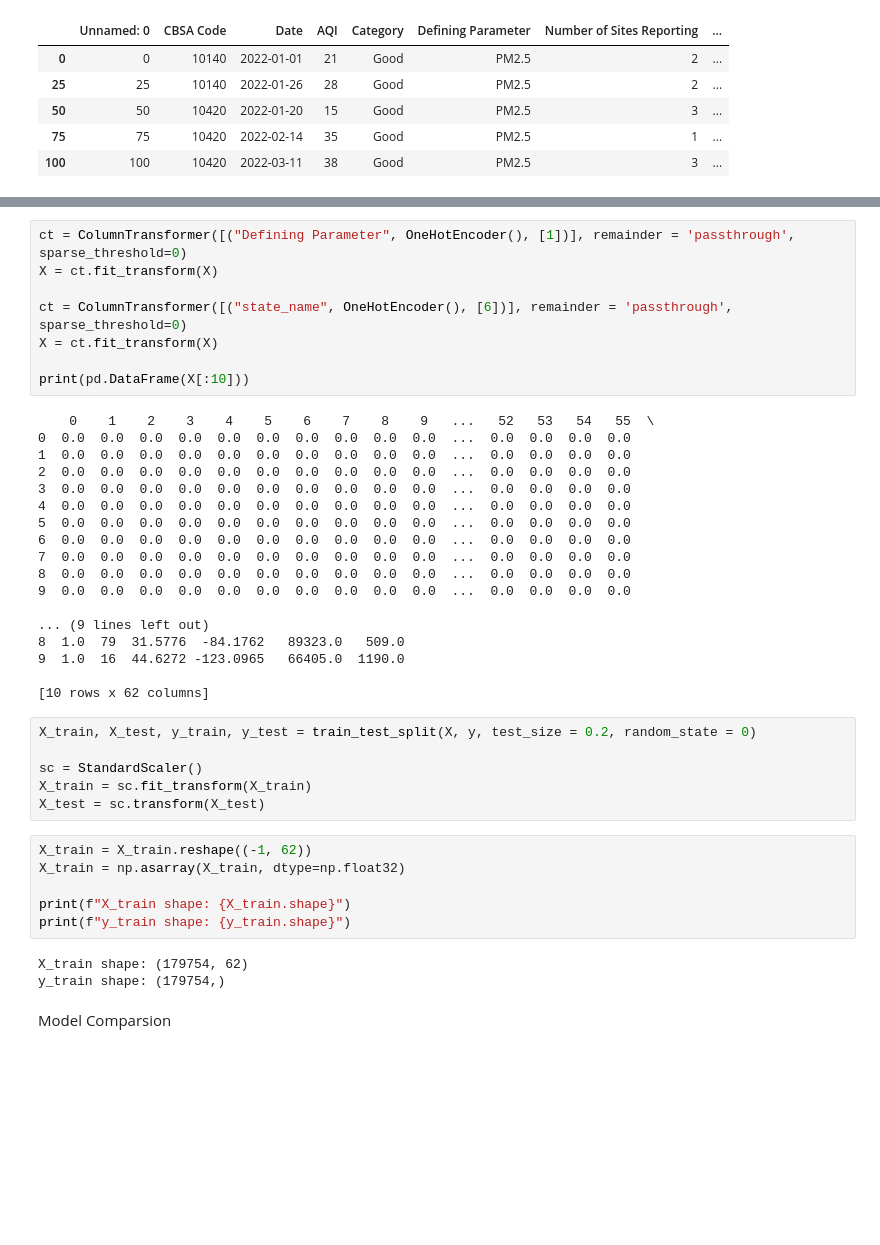
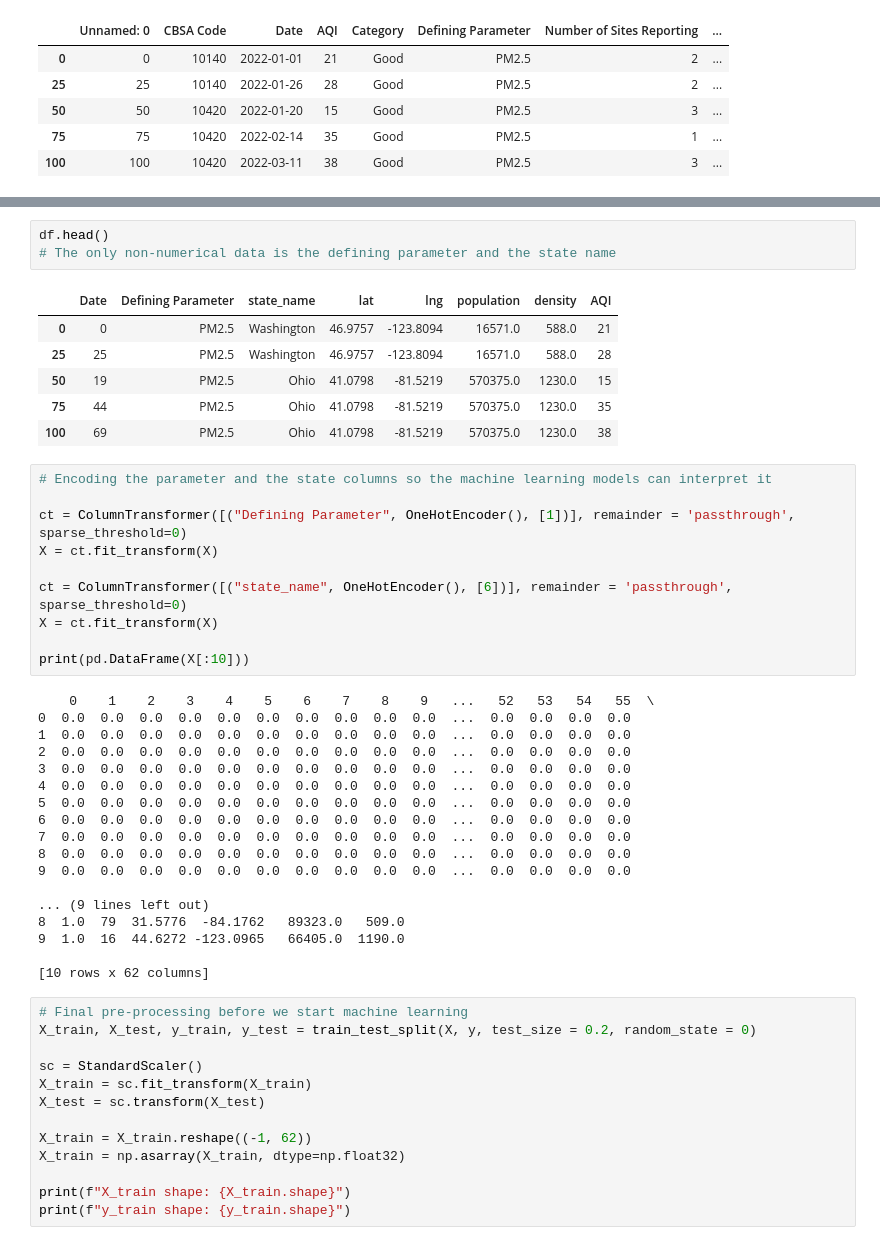
Before and after one commit to Gregularity/MATES-Data-Science-Final, a Jupyter notebook: Thomas_DataScienceFinal.ipynb, the cells around one changed output, grey strips where cells are left out. Cells and saved outputs as stored; diff of their text form; blank space fills up the shorter version.

```diff
--- a/Thomas_DataScienceFinal.ipynb
+++ b/Thomas_DataScienceFinal.ipynb
@@ -88,4 +112,16 @@ profile
+# %%
+df.head()
+# The only non-numerical data is the defining parameter and the state name
+# %% [output]
+|  | Date | Defining Parameter | state_name | lat | lng | population | density | AQI |
+| 0 | 0 | PM2.5 | Washington | 46.9757 | -123.8094 | 16571.0 | 588.0 | 21 |
+| 25 | 25 | PM2.5 | Washington | 46.9757 | -123.8094 | 16571.0 | 588.0 | 28 |
+| 50 | 19 | PM2.5 | Ohio | 41.0798 | -81.5219 | 570375.0 | 1230.0 | 15 |
+| 75 | 44 | PM2.5 | Ohio | 41.0798 | -81.5219 | 570375.0 | 1230.0 | 35 |
+| 100 | 69 | PM2.5 | Ohio | 41.0798 | -81.5219 | 570375.0 | 1230.0 | 38 |
 # %%
+# Encoding the parameter and the state columns so the machine learning models can interpret it
+
 ct = ColumnTransformer([("Defining Parameter", OneHotEncoder(), [1])], remainder = 'passthrough', sparse_threshold=0)
 X = ct.fit_transform(X)
 
@@ -112,19 +148,15 @@ print(pd.DataFrame(X[:10]))
 
 [10 rows x 62 columns]
 # %%
+# Final pre-processing before we start machine learning
 X_train, X_test, y_train, y_test = train_test_split(X, y, test_size = 0.2, random_state = 0)
 
 sc = StandardScaler()
 X_train = sc.fit_transform(X_train)
 X_test = sc.transform(X_test)
+
+X_train = X_train.reshape((-1, 62))
+X_train = np.asarray(X_train, dtype=np.float32)
+
+print(f"X_train shape: {X_train.shape}")
+print(f"y_train shape: {y_train.shape}")
-# %%
-X_train = X_train.reshape((-1, 62))
-X_train = np.asarray(X_train, dtype=np.float32)
-
-print(f"X_train shape: {X_train.shape}")
-print(f"y_train shape: {y_train.shape}")
-# %% [output]
-X_train shape: (179754, 62)
-y_train shape: (179754,)
-# %% [markdown]
-Model Comparsion
```
Also changed, not shown: parts of 31 cells of this notebook.
